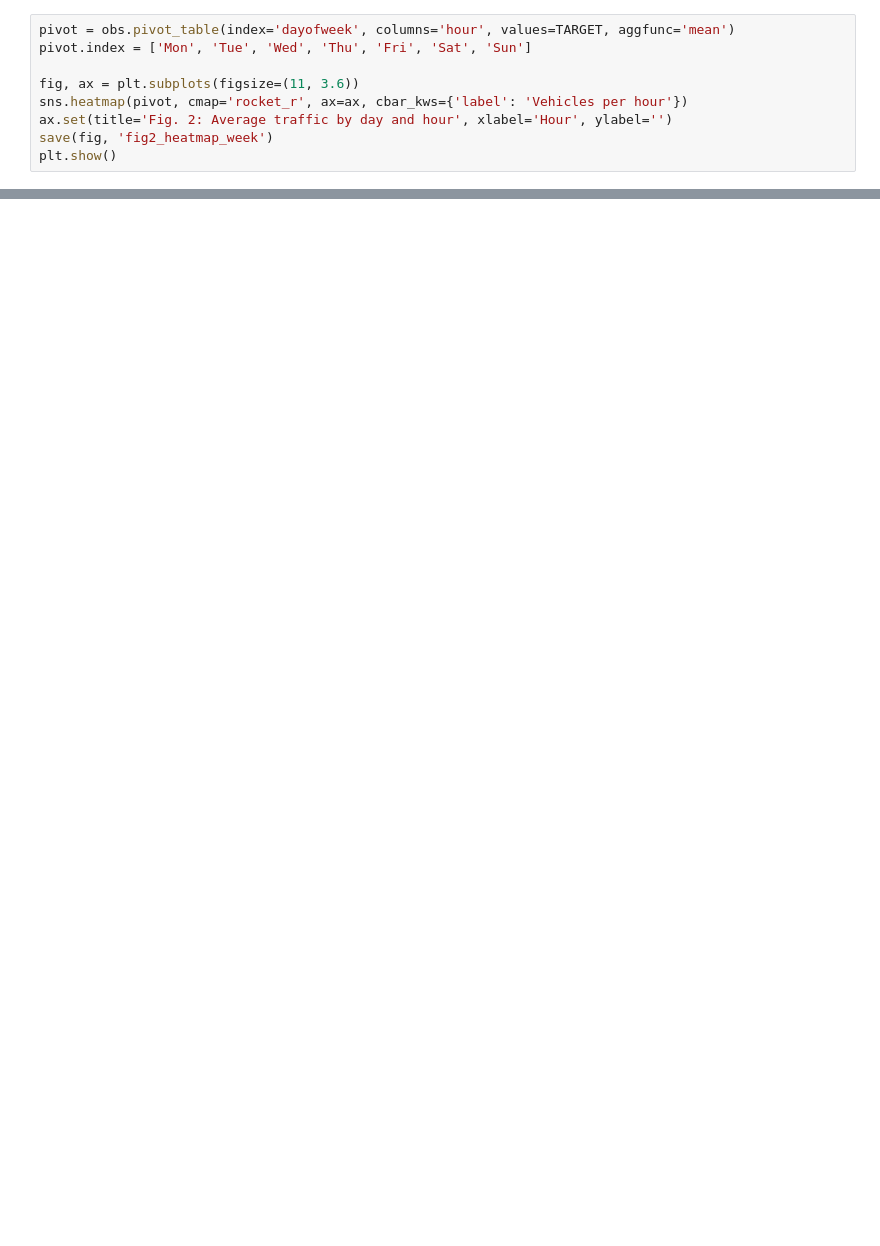
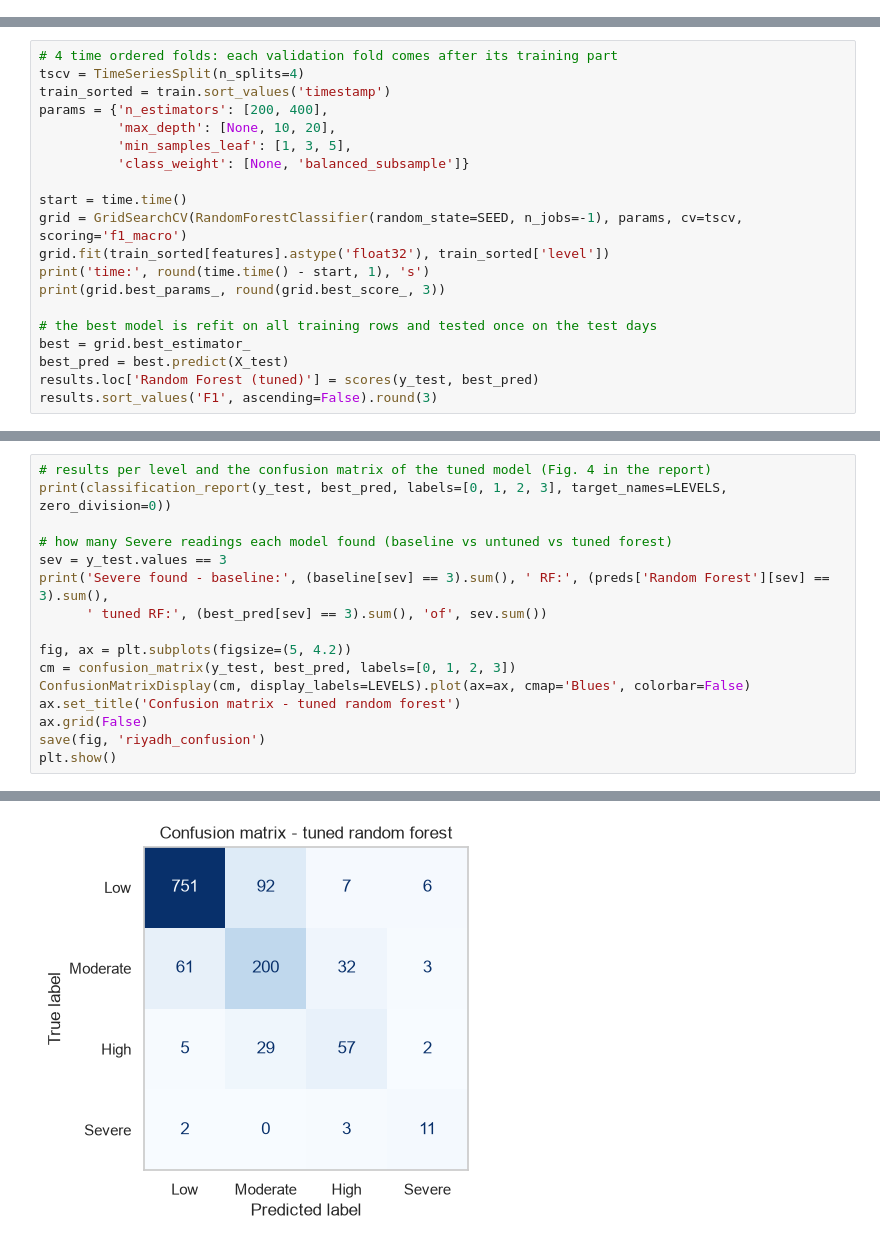
Before and after one commit to Faisal-Almusallam/GreenFlow, a Jupyter notebook: GreenFlow.ipynb, the cells around one changed output, grey strips where cells are left out. Cells and saved outputs as stored; diff of their text form; blank space fills up the shorter version.

```diff
--- a/GreenFlow.ipynb
+++ b/GreenFlow.ipynb
@@ -243,9 +0,0 @@ Busiest weekday hour: 16:00 with 6,325 vehicles per hour on average
-# %%
-pivot = obs.pivot_table(index='dayofweek', columns='hour', values=TARGET, aggfunc='mean')
-pivot.index = ['Mon', 'Tue', 'Wed', 'Thu', 'Fri', 'Sat', 'Sun']
-
-fig, ax = plt.subplots(figsize=(11, 3.6))
-sns.heatmap(pivot, cmap='rocket_r', ax=ax, cbar_kws={'label': 'Vehicles per hour'})
-ax.set(title='Fig. 2: Average traffic by day and hour', xlabel='Hour', ylabel='')
-save(fig, 'fig2_heatmap_week')
-plt.show()
@@ -947,0 +433,20 @@ We used AI (Claude) to guide us with the code and the formatting, and to fix the
+# %%
+# 4 time ordered folds: each validation fold comes after its training part
+tscv = TimeSeriesSplit(n_splits=4)
+train_sorted = train.sort_values('timestamp')
+params = {'n_estimators': [200, 400],
+          'max_depth': [None, 10, 20],
+          'min_samples_leaf': [1, 3, 5],
+          'class_weight': [None, 'balanced_subsample']}
+
+start = time.time()
+grid = GridSearchCV(RandomForestClassifier(random_state=SEED, n_jobs=-1), params, cv=tscv, scoring='f1_macro')
+grid.fit(train_sorted[features].astype('float32'), train_sorted['level'])
+print('time:', round(time.time() - start, 1), 's')
+print(grid.best_params_, round(grid.best_score_, 3))
+
+# the best model is refit on all training rows and tested once on the test days
+best = grid.best_estimator_
+best_pred = best.predict(X_test)
+results.loc['Random Forest (tuned)'] = scores(y_test, best_pred)
+results.sort_values('F1', ascending=False).round(3)
@@ -947,0 +464,17 @@ We used AI (Claude) to guide us with the code and the formatting, and to fix the
+# %%
+# results per level and the confusion matrix of the tuned model (Fig. 4 in the report)
+print(classification_report(y_test, best_pred, labels=[0, 1, 2, 3], target_names=LEVELS, zero_division=0))
+
+# how many Severe readings each model found (baseline vs untuned vs tuned forest)
+sev = y_test.values == 3
+print('Severe found - baseline:', (baseline[sev] == 3).sum(), ' RF:', (preds['Random Forest'][sev] == 3).sum(),
+      ' tuned RF:', (best_pred[sev] == 3).sum(), 'of', sev.sum())
+
+fig, ax = plt.subplots(figsize=(5, 4.2))
+cm = confusion_matrix(y_test, best_pred, labels=[0, 1, 2, 3])
+ConfusionMatrixDisplay(cm, display_labels=LEVELS).plot(ax=ax, cmap='Blues', colorbar=False)
+ax.set_title('Confusion matrix - tuned random forest')
+ax.grid(False)
+save(fig, 'riyadh_confusion')
+plt.show()
+# %% [output]
@@ -947,0 +493 @@ We used AI (Claude) to guide us with the code and the formatting, and to fix the
+[figure, added]
```
Also changed, not shown: parts of 93 cells of this notebook, 29 other files.
